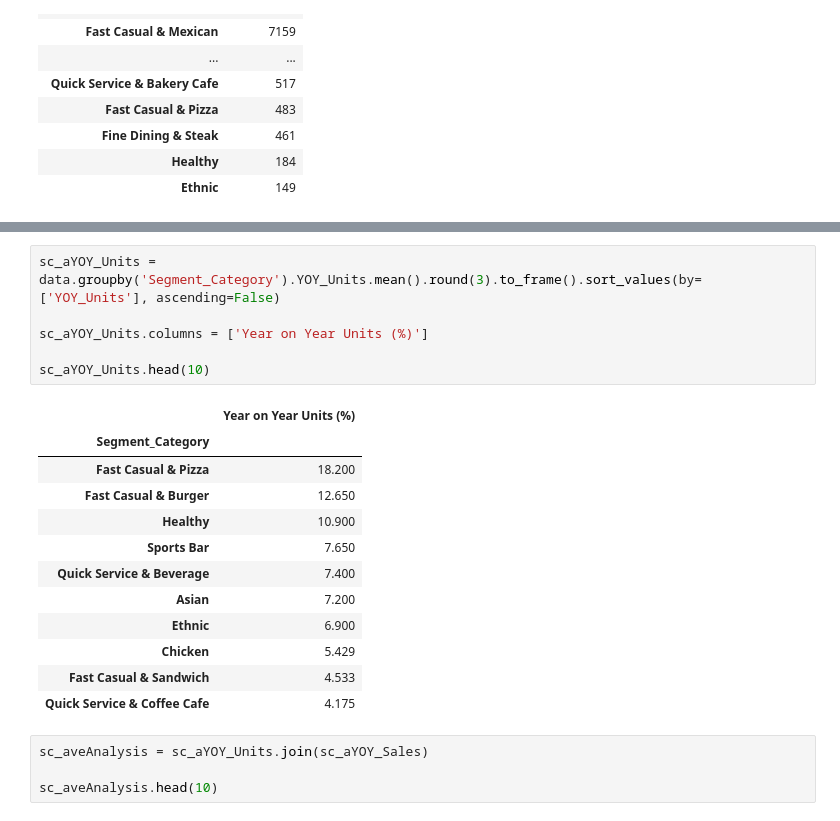
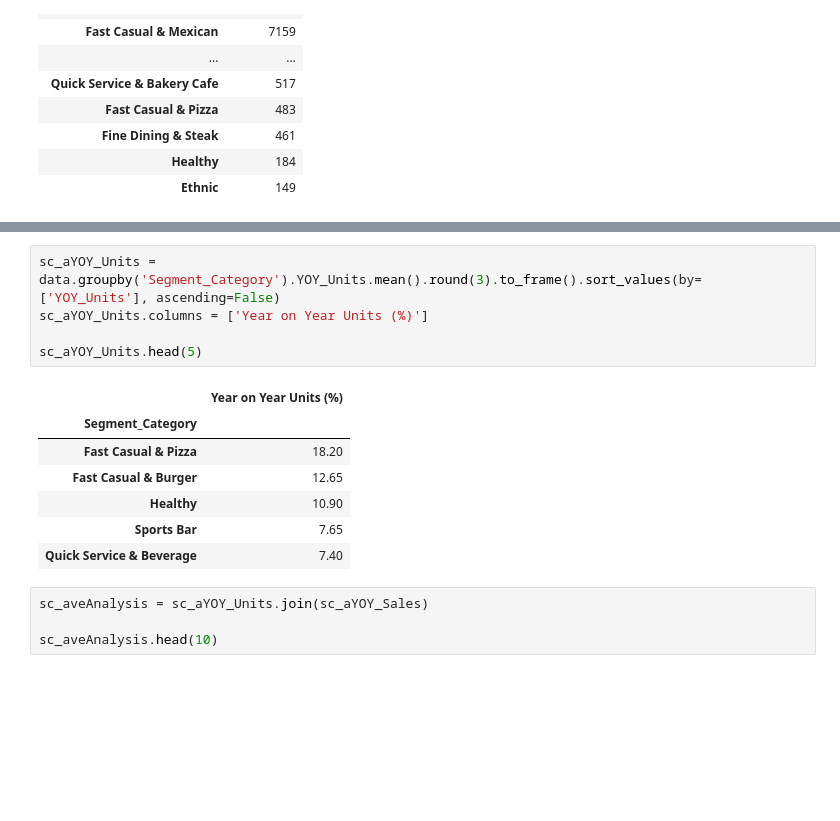
Before and after one commit to gavindizon/lyrid-training, a Jupyter notebook: Tidy Tuesday 1/DIZON - Tidy Tuesday #1.ipynb, the cells around one changed output, grey strips where cells are left out. Drawn from its saved outputs; the diff is of its cells as text; blank space fills up the shorter version.

```diff
--- a/Tidy Tuesday 1/DIZON - Tidy Tuesday #1.ipynb
+++ b/Tidy Tuesday 1/DIZON - Tidy Tuesday #1.ipynb
@@ -199,22 +178,16 @@ sc_aYOY_Sales.head(10)
 # %%
 sc_aYOY_Units = data.groupby('Segment_Category').YOY_Units.mean().round(3).to_frame().sort_values(by=['YOY_Units'], ascending=False)
-
 sc_aYOY_Units.columns = ['Year on Year Units (%)']
 
-sc_aYOY_Units.head(10)
+sc_aYOY_Units.head(5)
 # %% [output]
 |  | Year on Year Units (%) |
 | Segment_Category |  |
-| Fast Casual & Pizza | 18.200 |
-| Fast Casual & Burger | 12.650 |
-| Healthy | 10.900 |
-| Sports Bar | 7.650 |
-| Quick Service & Beverage | 7.400 |
-| Asian | 7.200 |
-| Ethnic | 6.900 |
-| Chicken | 5.429 |
-| Fast Casual & Sandwich | 4.533 |
-| Quick Service & Coffee Cafe | 4.175 |
+| Fast Casual & Pizza | 18.20 |
+| Fast Casual & Burger | 12.65 |
+| Healthy | 10.90 |
+| Sports Bar | 7.65 |
+| Quick Service & Beverage | 7.40 |
 # %%
 sc_aveAnalysis = sc_aYOY_Units.join(sc_aYOY_Sales)
 
```
Also changed, not shown: parts of 29 cells of this notebook.
